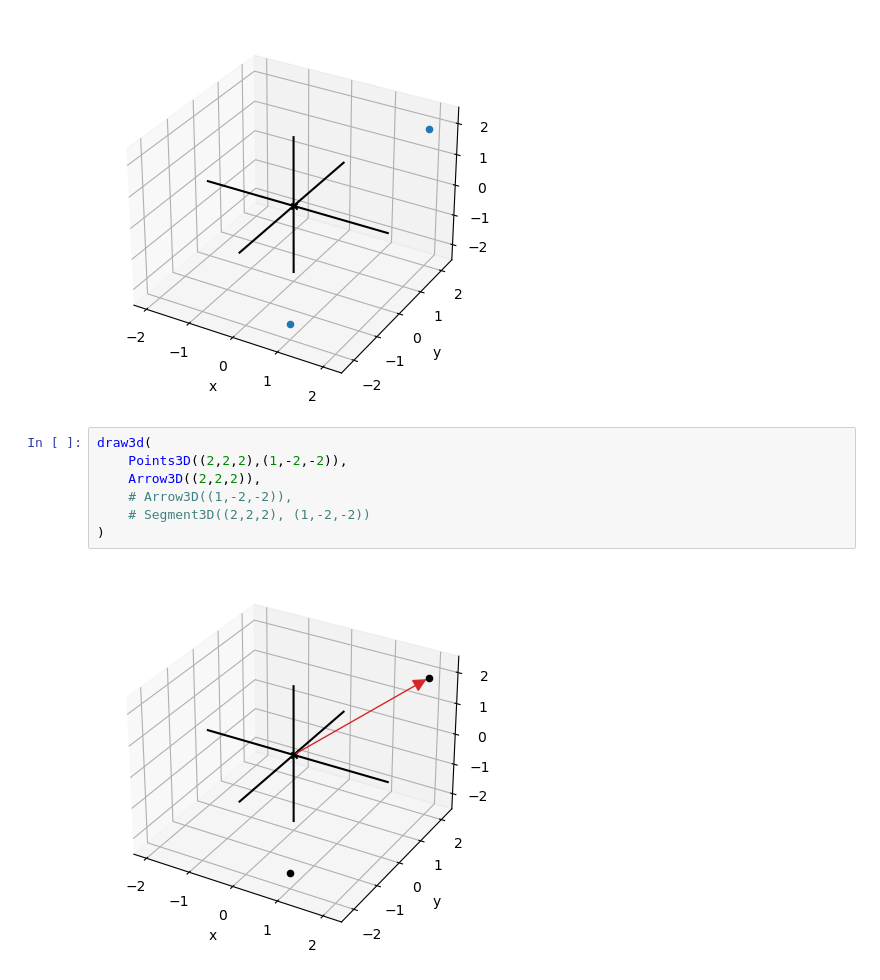
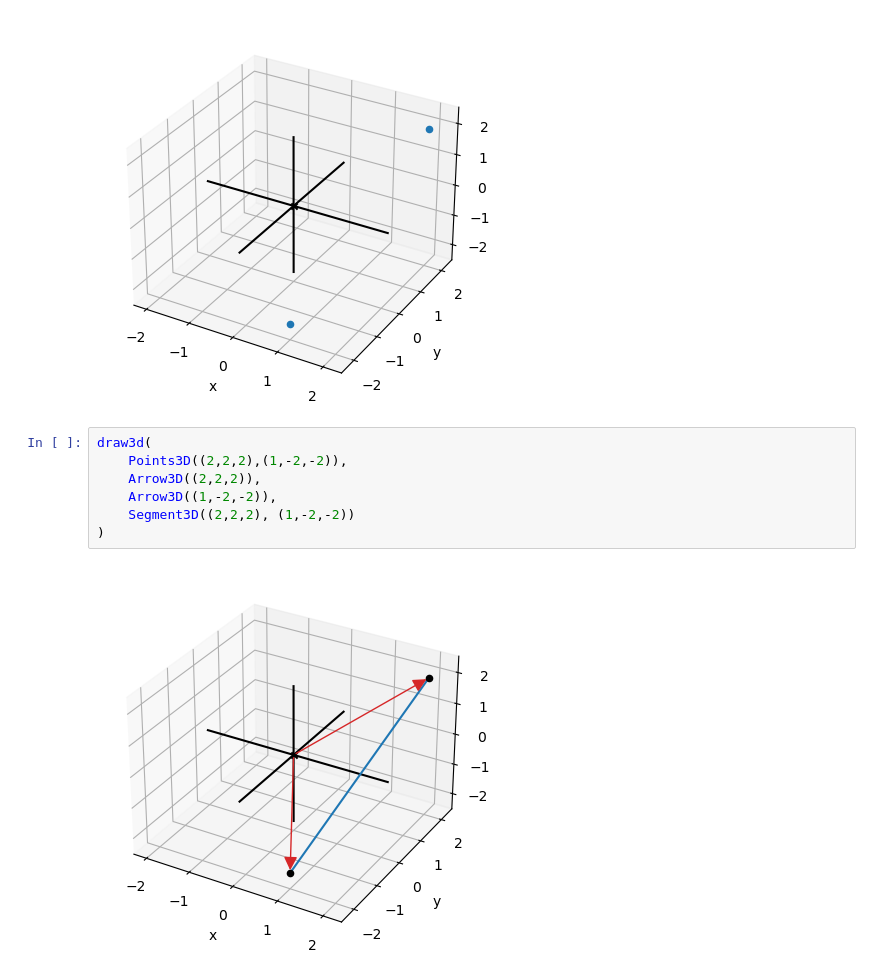
Before and after one commit to quinnphil/math-for-programmers, a Jupyter notebook: C03/C03 - Ascending to the 3D world.ipynb, the cells around one changed output. Saved outputs shown, nothing was run; the diff lists cells and outputs as text.

```diff
--- a/C03/C03 - Ascending to the 3D world.ipynb
+++ b/C03/C03 - Ascending to the 3D world.ipynb
@@ -21,9 +21,9 @@ draw3d(
 # %%
 draw3d(
     Points3D((2,2,2),(1,-2,-2)),
     Arrow3D((2,2,2)),
-    # Arrow3D((1,-2,-2)),
-    # Segment3D((2,2,2), (1,-2,-2))
+    Arrow3D((1,-2,-2)),
+    Segment3D((2,2,2), (1,-2,-2))
 )
 # %% [output]
-[figure, old version]
+[figure, new version]
```
Also changed, not shown: parts of 3 cells of this notebook, 2 other files.
